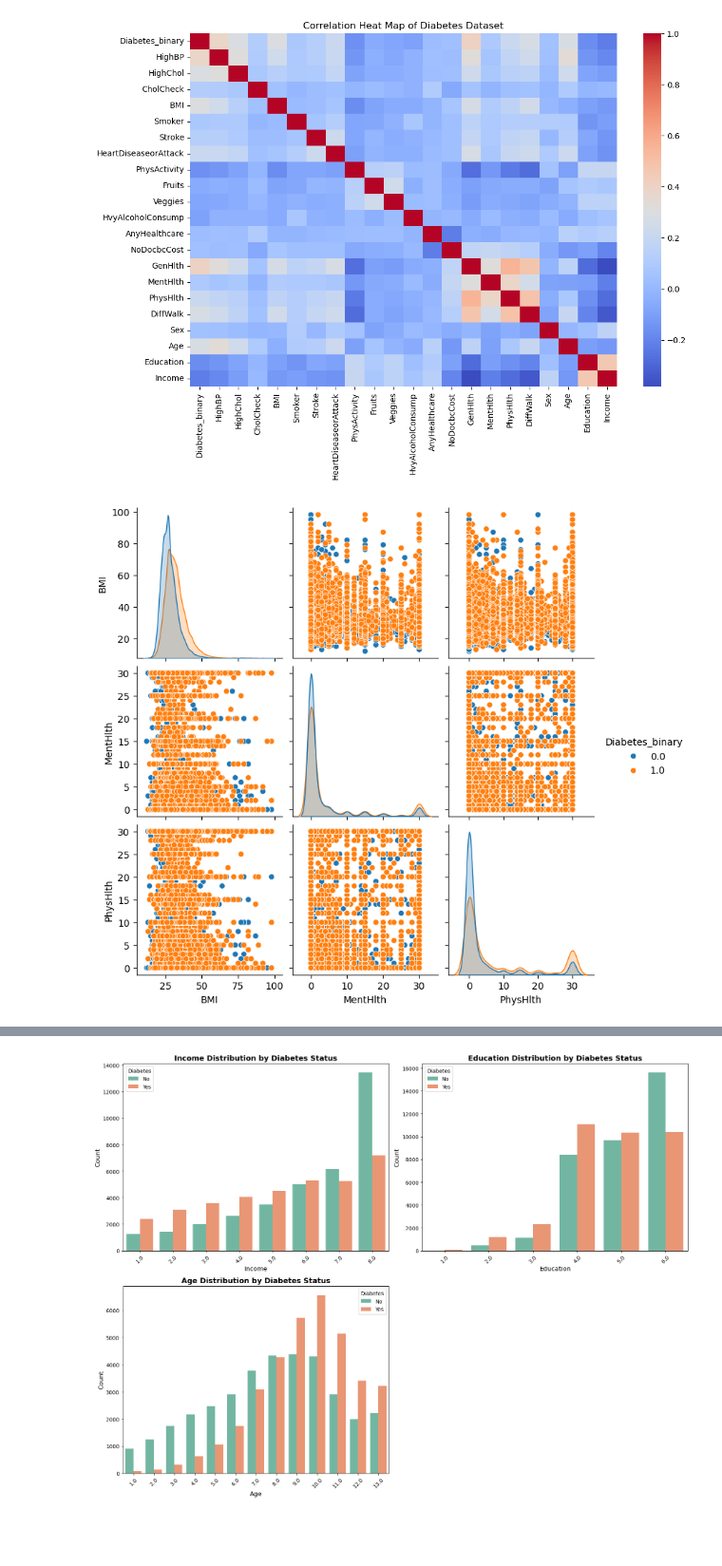
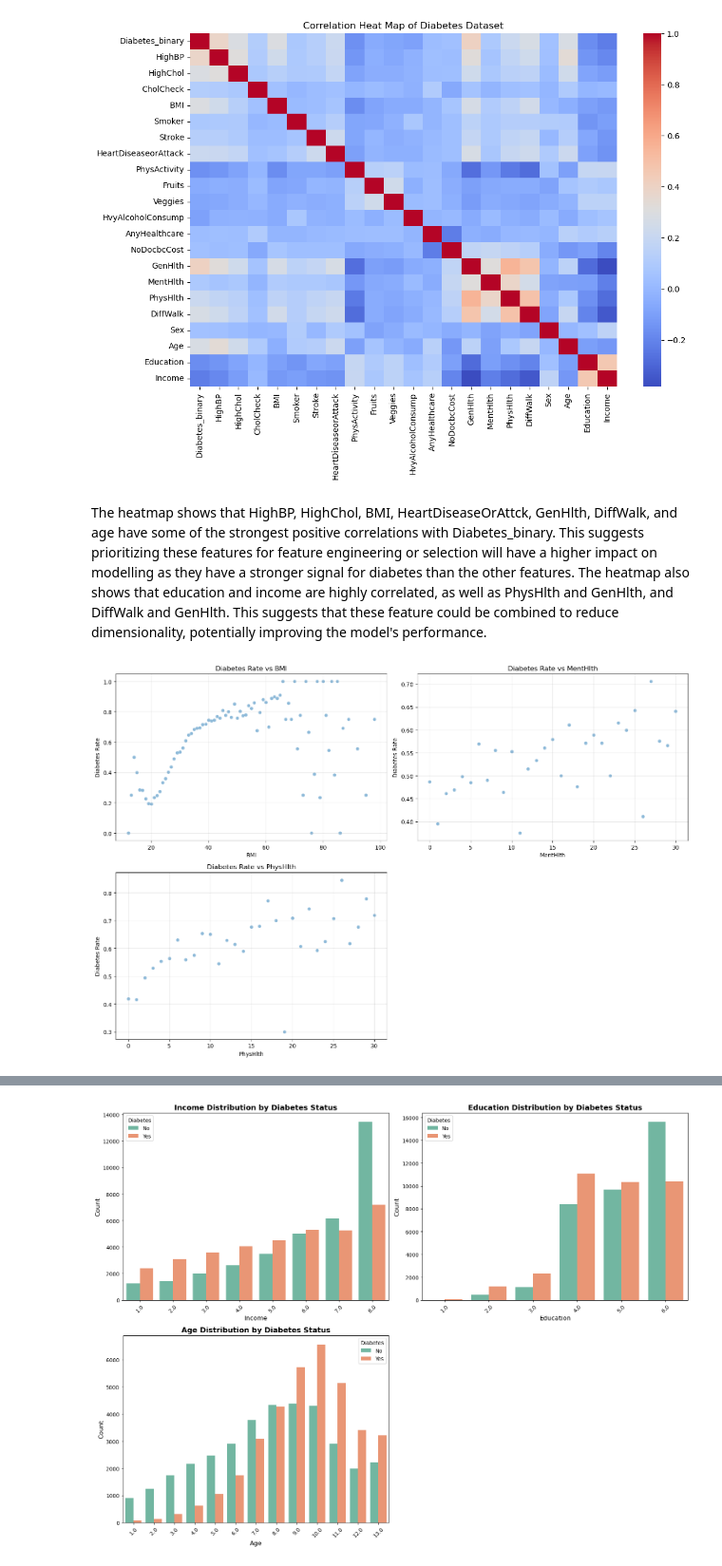
Before and after one commit to Isaac-tan318/MLDP, a Jupyter notebook: MLDP Program Codes Submission Template.ipynb, the cells around one changed output, grey strips where cells are left out. Shown at 95% size. Saved outputs shown, nothing was run; the diff lists cells and outputs as text; code cells hidden in the pictures; blank space fills up the shorter version.

```diff
--- a/MLDP Program Codes Submission Template.ipynb
+++ b/MLDP Program Codes Submission Template.ipynb
@@ -179,7 +198,7 @@ plt.show()
 # %%
 
 n = len(binary_features)
-cols = 3
+cols = 4
 rows = math.ceil(n / cols)
 
 fig, axes = plt.subplots(rows, cols, figsize=(5*cols, 4*rows))
@@ -219,10 +254,38 @@ plt.title("Correlation Heat Map of Diabetes Dataset")
 plt.show()
 # %% [output]
 [figure]
+# %% [markdown]
+The heatmap shows that HighBP, HighChol, BMI, HeartDiseaseOrAttck, GenHlth, DiffWalk, and age have some of the strongest positive correlations with Diabetes_binary. This suggests prioritizing these features for feature engineering or selection will have a higher impact on modelling as they have a stronger signal for diabetes than the other features.
+The heatmap also shows that education and income are highly correlated, as well as PhysHlth and GenHlth, and DiffWalk and GenHlth. This suggests that these feature could be combined to reduce dimensionality, potentially improving the model's performance.
 # %%
 # Pair plot to visualize relationships between numerical
 # features and target variable
-sns.pairplot(df[['Diabetes_binary','BMI','MentHlth','PhysHlth']], hue='Diabetes_binary')
+features = ['BMI', 'MentHlth', 'PhysHlth']
+
+fig, axes = plt.subplots(2, 2, figsize=(15,10))
+axes = axes.flatten()
+
+for i, col in enumerate(features):
+    agg = df.groupby(col)['Diabetes_binary'].mean().reset_index()
+    agg = agg.rename(columns={'Diabetes_binary': 'Diabetes_Rate'})
+
+    sns.scatterplot(
+        x=col,
+        y='Diabetes_Rate',
+        data=agg,
+        alpha=0.5,
+        ax=axes[i]
+    )
+
+    axes[i].set_title(f'Diabetes Rate vs {col}')
+    axes[i].set_ylabel('Diabetes Rate')
+    axes[i].set_xlabel(col)
+    axes[i].grid(True, alpha=0.3)
+
+# Remove unused 4th subplot
+fig.delaxes(axes[3])
+
+plt.tight_layout()
 plt.show()
 # %% [output]
-[figure, old version]
+[figure, new version]
```
Also changed, not shown: parts of 13 cells of this notebook, 1 other file.
